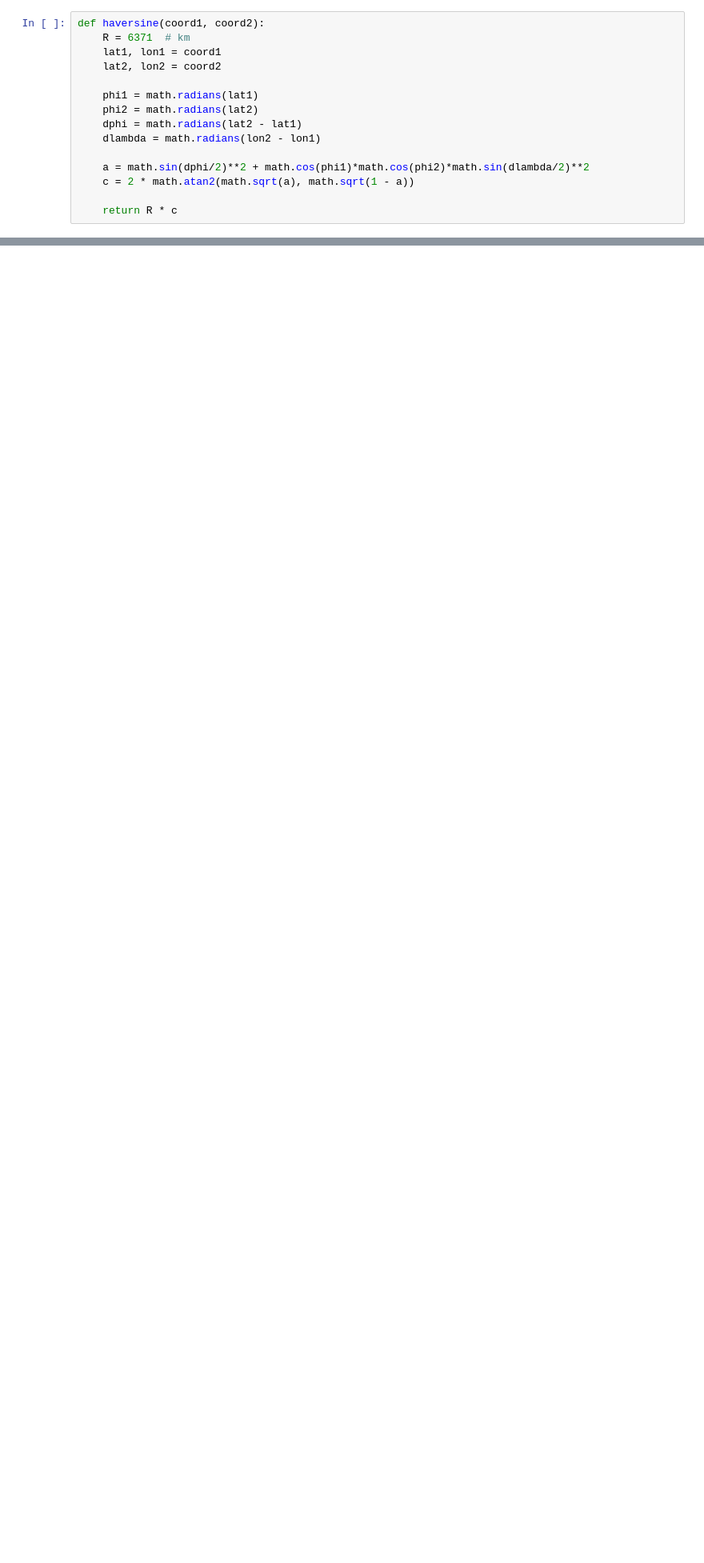
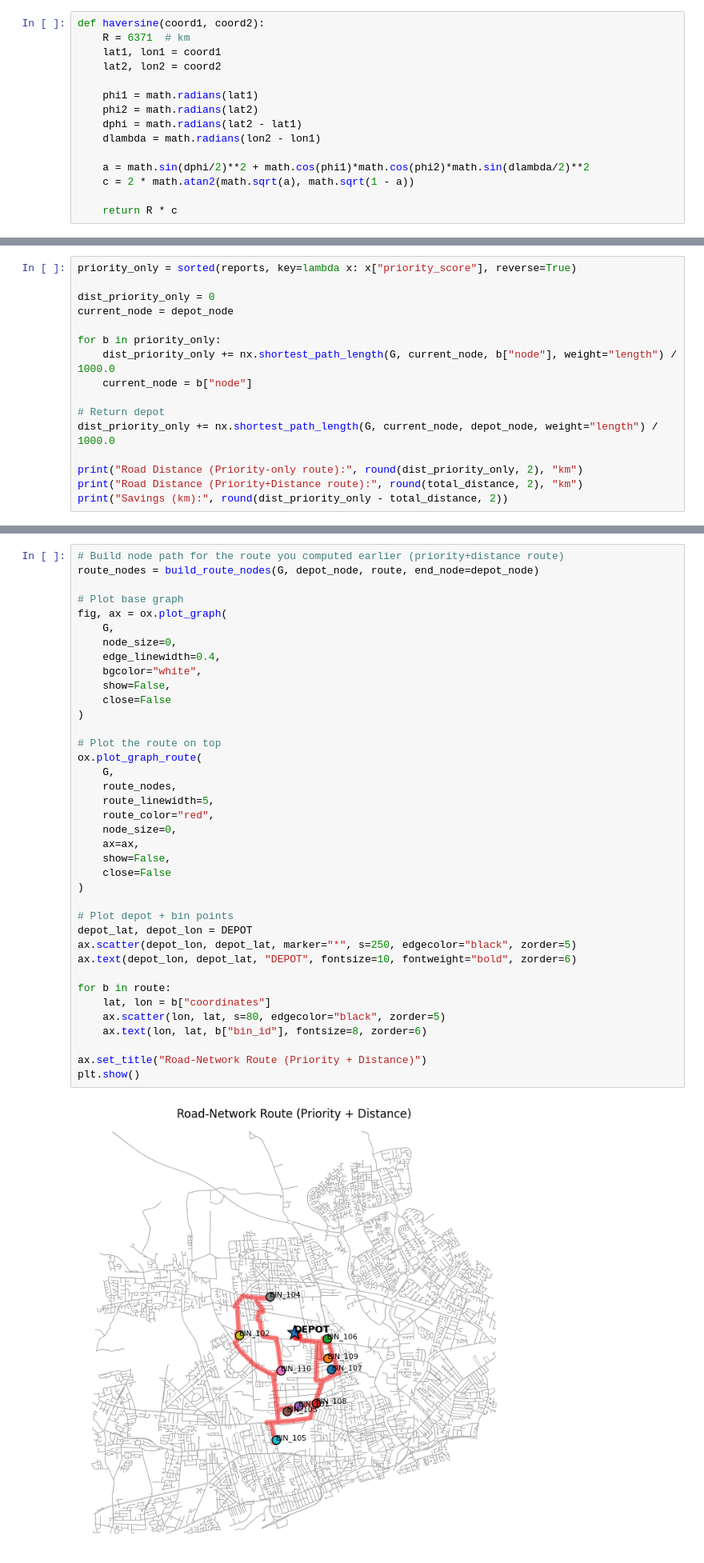
Before and after one commit to adeel1647/ddss-smart-waste, a Jupyter notebook: notebooks/integration.ipynb, the cells around one changed output, grey strips where cells are left out. Shown at 80% size. Saved outputs shown, nothing was run; the diff lists cells and outputs as text; blank space fills up the shorter version.

```diff
--- a/notebooks/integration.ipynb
+++ b/notebooks/integration.ipynb
@@ -700,0 +808,16 @@ Forecast R2: 0.98
+# %%
+priority_only = sorted(reports, key=lambda x: x["priority_score"], reverse=True)
+
+dist_priority_only = 0
+current_node = depot_node
+
+for b in priority_only:
+    dist_priority_only += nx.shortest_path_length(G, current_node, b["node"], weight="length") / 1000.0
+    current_node = b["node"]
+
+# Return depot
+dist_priority_only += nx.shortest_path_length(G, current_node, depot_node, weight="length") / 1000.0
+
+print("Road Distance (Priority-only route):", round(dist_priority_only, 2), "km")
+print("Road Distance (Priority+Distance route):", round(total_distance, 2), "km")
+print("Savings (km):", round(dist_priority_only - total_distance, 2))
@@ -700,0 +930,40 @@ Forecast R2: 0.98
+# %%
+# Build node path for the route you computed earlier (priority+distance route)
+route_nodes = build_route_nodes(G, depot_node, route, end_node=depot_node)
+
+# Plot base graph
+fig, ax = ox.plot_graph(
+    G,
+    node_size=0,
+    edge_linewidth=0.4,
+    bgcolor="white",
+    show=False,
+    close=False
+)
+
+# Plot the route on top
+ox.plot_graph_route(
+    G,
+    route_nodes,
+    route_linewidth=5,
+    route_color="red",
+    node_size=0,
+    ax=ax,
+    show=False,
+    close=False
+)
+
+# Plot depot + bin points
+depot_lat, depot_lon = DEPOT
+ax.scatter(depot_lon, depot_lat, marker="*", s=250, edgecolor="black", zorder=5)
+ax.text(depot_lon, depot_lat, "DEPOT", fontsize=10, fontweight="bold", zorder=6)
+
+for b in route:
+    lat, lon = b["coordinates"]
+    ax.scatter(lon, lat, s=80, edgecolor="black", zorder=5)
+    ax.text(lon, lat, b["bin_id"], fontsize=8, zorder=6)
+
+ax.set_title("Road-Network Route (Priority + Distance)")
+plt.show()
+# %% [output]
+[figure, added]
```
Also changed, not shown: parts of 48 cells of this notebook, 10 other files.
